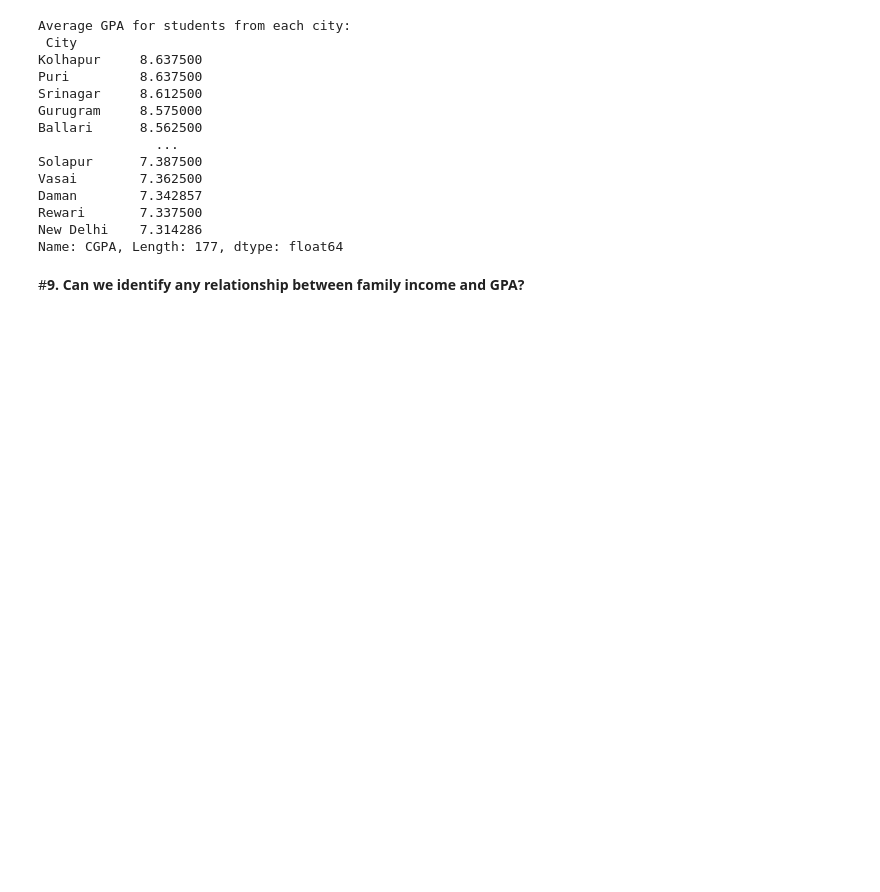
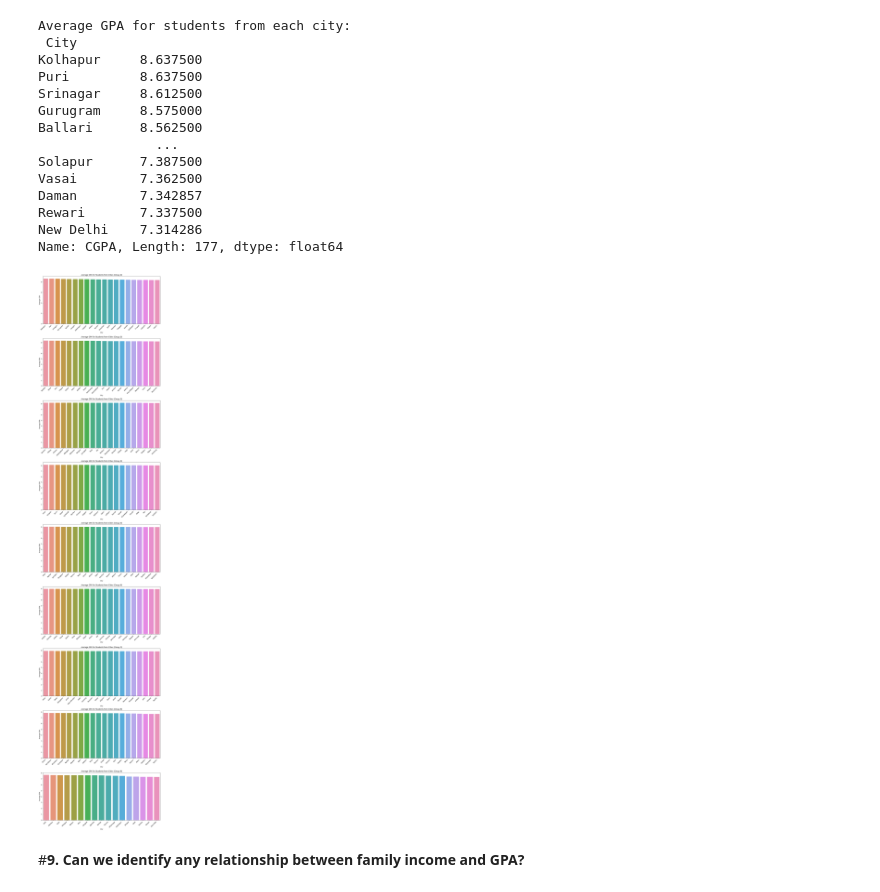
Before and after one commit to sdr999/Analyzing-Student-Attributes-for-Career-Success, a Jupyter notebook: Student_data_analysis_updated.ipynb, the cells around one changed output. Saved outputs shown, nothing was run; the diff lists cells and outputs as text; code cells hidden in the pictures; blank space fills up the shorter version.

```diff
--- a/Student_data_analysis_updated.ipynb
+++ b/Student_data_analysis_updated.ipynb
@@ -213,6 +213,26 @@ Daman        7.342857
 Rewari       7.337500
 New Delhi    7.314286
 Name: CGPA, Length: 177, dtype: float64
+# %%
+# Divide cities into groups of 20
+city_groups = [avg_gpa_by_city[i:i+20] for i in range(0, len(avg_gpa_by_city), 20)]
+
+# Create subplots for each group of cities
+num_groups = len(city_groups)
+fig, axes = plt.subplots(nrows=num_groups, ncols=1, figsize=(12, 6*num_groups))
+
+# Plot each group of cities in a separate subplot
+for i, (cities, ax) in enumerate(zip(city_groups, axes)):
+    sns.barplot(x=cities.index, y=cities.values, ax=ax)
+    ax.set_title(f"Average GPA for Students from Cities (Group {i+1})")
+    ax.set_xlabel("City")
+    ax.set_ylabel("Average GPA")
+    ax.set_xticklabels(labels=cities.index, rotation=45, ha="right")
+
+plt.tight_layout()
+plt.show()
+# %% [output]
+[figure, added]
 # %% [markdown]
 #**9. Can we identify any relationship between family income and GPA?**
 # %%
```
